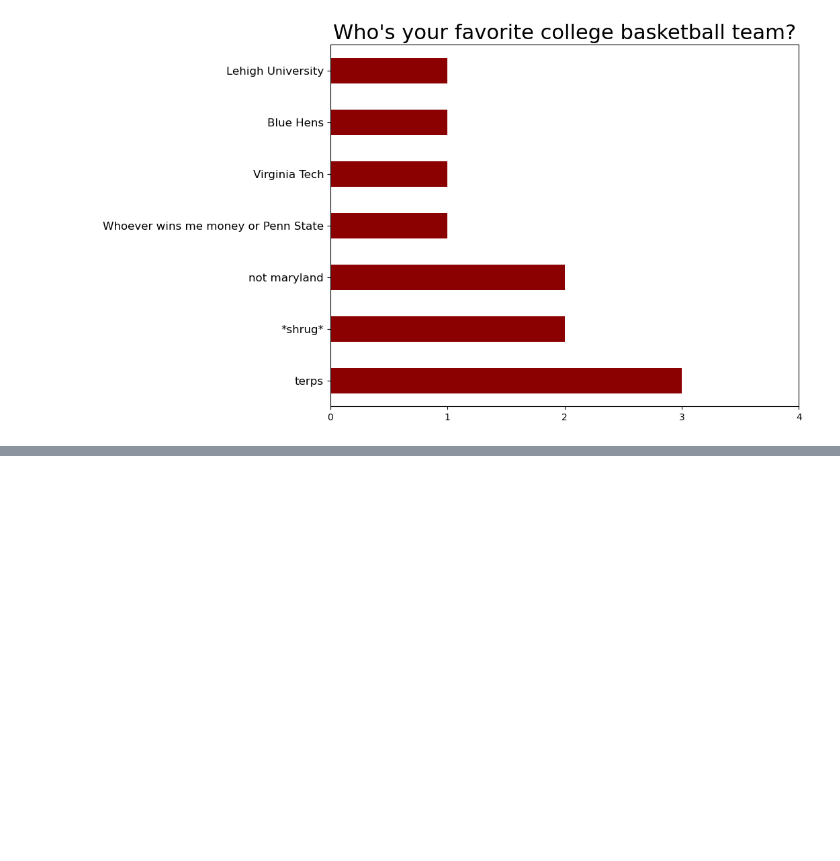
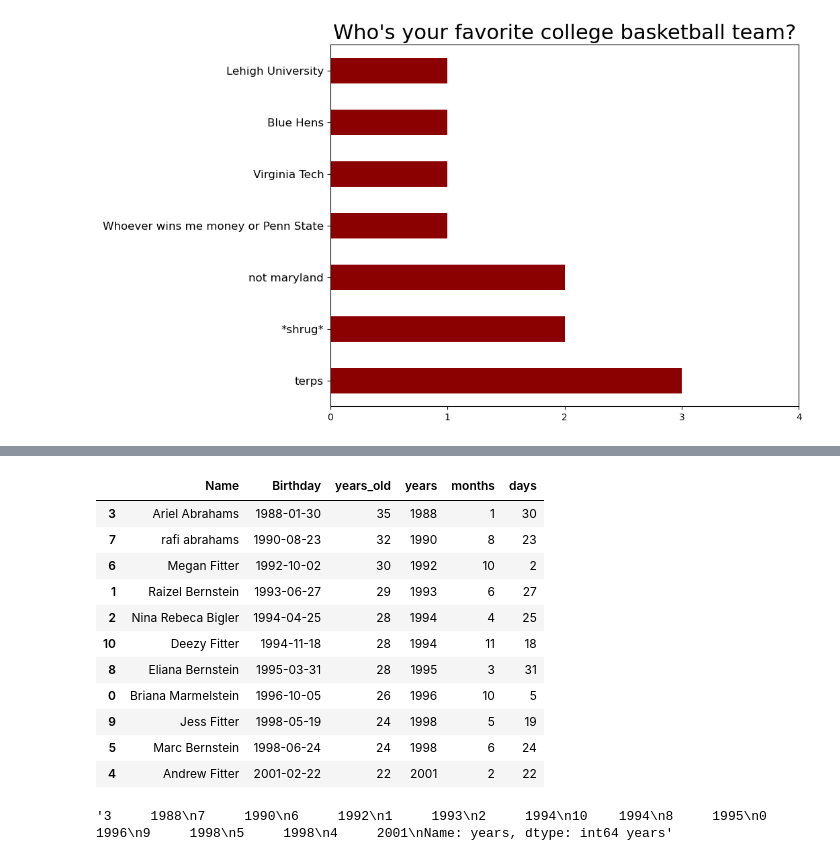
Before and after one commit to MarcBernstein0/raizel-practice-questions, a Jupyter notebook: notebook/family_2023updates.ipynb, the cells around one changed output, grey strips where cells are left out. Saved outputs shown, nothing was run; the diff lists cells and outputs as text; code cells hidden in the pictures; blank space fills up the shorter version.

```diff
--- a/notebook/family_2023updates.ipynb
+++ b/notebook/family_2023updates.ipynb
@@ -131,0 +199,23 @@ Name: Birthday, dtype: object
+# %%
+fam['years'] = fam['Birthday'].dt.year
+fam['months'] = fam['Birthday'].dt.month
+fam['days'] = fam['Birthday'].dt.day
+# %%
+fam[['Name','Birthday','years_old','years','months','days']]
+# %% [output]
+|  | Name | Birthday | years_old | years | months | days |
+| 3 | Ariel Abrahams | 1988-01-30 | 35 | 1988 | 1 | 30 |
+| 7 | rafi abrahams | 1990-08-23 | 32 | 1990 | 8 | 23 |
+| 6 | Megan Fitter | 1992-10-02 | 30 | 1992 | 10 | 2 |
+| 1 | Raizel Bernstein | 1993-06-27 | 29 | 1993 | 6 | 27 |
+| 2 | Nina Rebeca Bigler | 1994-04-25 | 28 | 1994 | 4 | 25 |
+| 10 | Deezy Fitter | 1994-11-18 | 28 | 1994 | 11 | 18 |
+| 8 | Eliana Bernstein | 1995-03-31 | 28 | 1995 | 3 | 31 |
+| 0 | Briana Marmelstein | 1996-10-05 | 26 | 1996 | 10 | 5 |
+| 9 | Jess Fitter | 1998-05-19 | 24 | 1998 | 5 | 19 |
+| 5 | Marc Bernstein | 1998-06-24 | 24 | 1998 | 6 | 24 |
+| 4 | Andrew Fitter | 2001-02-22 | 22 | 2001 | 2 | 22 |
+# %%
+str(fam["years"]) + ' years'
+# %% [output]
+'3     1988\n7     1990\n6     1992\n1     1993\n2     1994\n10    1994\n8     1995\n0     1996\n9     1998\n5     1998\n4     2001\nName: years, dtype: int64 years'
```
Also changed, not shown: parts of 26 cells of this notebook.
